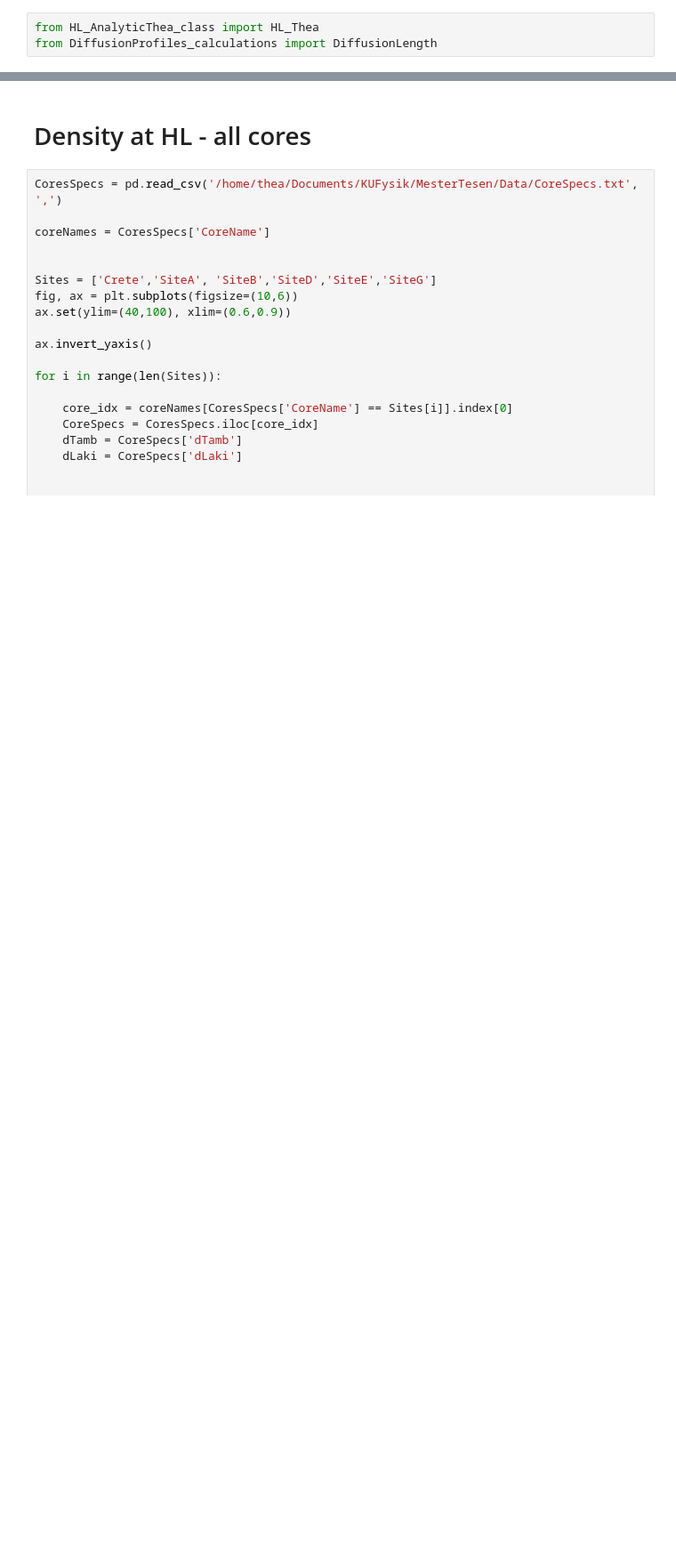
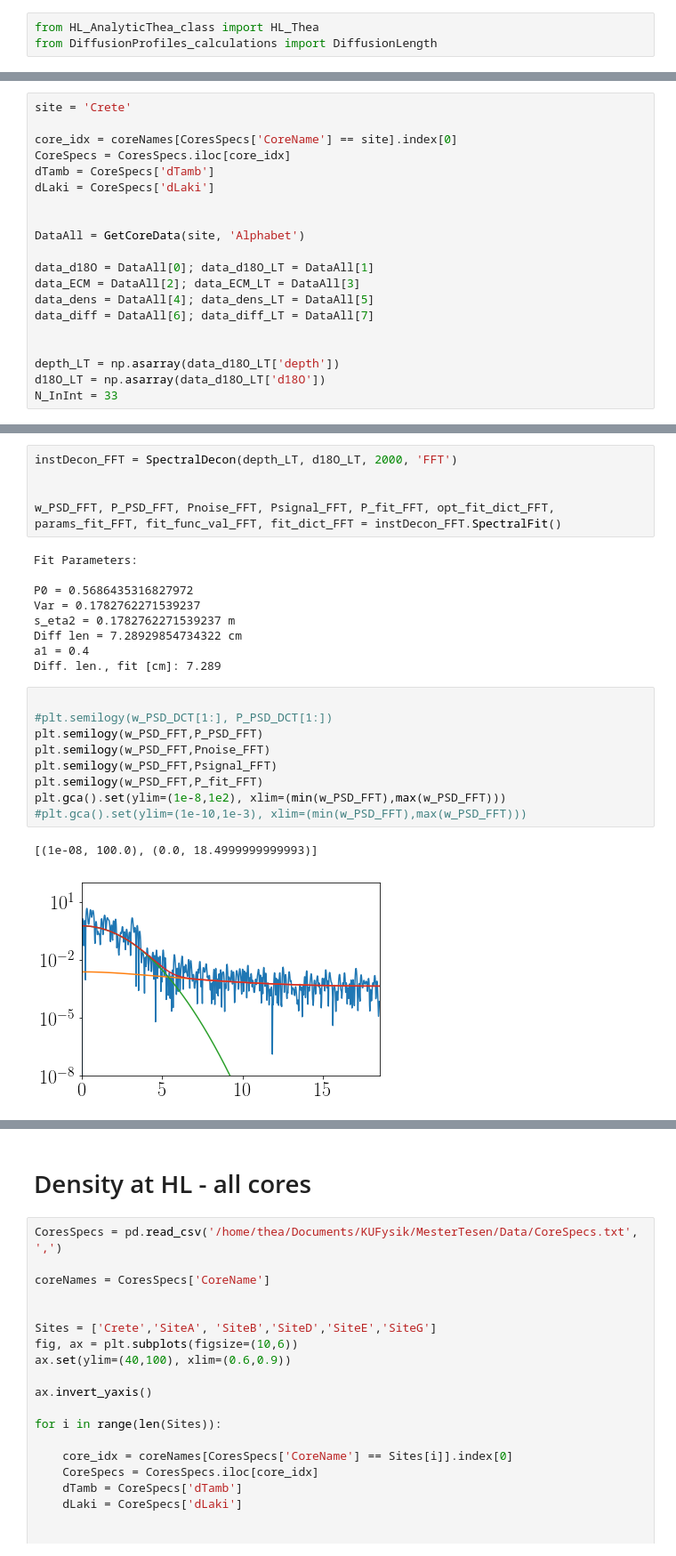
Before and after one commit to TheaQG/AWI_Bcores_Analysis, a Jupyter notebook: TestingAndFigureCreation.ipynb, the cells around one changed output, grey strips where cells are left out. Shown at 89% size. Drawn from its saved outputs; the diff is of its cells as text; blank space fills up the shorter version.

Commit message:
Updating decon to include fft. Adding manual sigma BD method.

```diff
--- a/TestingAndFigureCreation.ipynb
+++ b/TestingAndFigureCreation.ipynb
@@ -44,0 +47,20 @@ from DiffusionProfiles_calculations import DiffusionLength
+# %%
+site = 'Crete'
+
+core_idx = coreNames[CoresSpecs['CoreName'] == site].index[0]
+CoreSpecs = CoresSpecs.iloc[core_idx]
+dTamb = CoreSpecs['dTamb']
+dLaki = CoreSpecs['dLaki']
+
+
+DataAll = GetCoreData(site, 'Alphabet')
+
+data_d18O = DataAll[0]; data_d18O_LT = DataAll[1]
+data_ECM = DataAll[2]; data_ECM_LT = DataAll[3]
+data_dens = DataAll[4]; data_dens_LT = DataAll[5]
+data_diff = DataAll[6]; data_diff_LT = DataAll[7]
+
+
+depth_LT = np.asarray(data_d18O_LT['depth'])
+d18O_LT = np.asarray(data_d18O_LT['d18O'])
+N_InInt = 33
@@ -44,0 +83,26 @@ from DiffusionProfiles_calculations import DiffusionLength
+# %%
+instDecon_FFT = SpectralDecon(depth_LT, d18O_LT, 2000, 'FFT')
+
+
+w_PSD_FFT, P_PSD_FFT, Pnoise_FFT, Psignal_FFT, P_fit_FFT, opt_fit_dict_FFT, params_fit_FFT, fit_func_val_FFT, fit_dict_FFT = instDecon_FFT.SpectralFit()
+# %% [output]
+Fit Parameters:
+
+P0 = 0.5686435316827972
+Var = 0.1782762271539237
+s_eta2 = 0.1782762271539237 m
+Diff len = 7.28929854734322 cm
+a1 = 0.4
+Diff. len., fit [cm]: 7.289
+# %%
+
+#plt.semilogy(w_PSD_DCT[1:], P_PSD_DCT[1:])
+plt.semilogy(w_PSD_FFT,P_PSD_FFT)
+plt.semilogy(w_PSD_FFT,Pnoise_FFT)
+plt.semilogy(w_PSD_FFT,Psignal_FFT)
+plt.semilogy(w_PSD_FFT,P_fit_FFT)
+plt.gca().set(ylim=(1e-8,1e2), xlim=(min(w_PSD_FFT),max(w_PSD_FFT)))
+#plt.gca().set(ylim=(1e-10,1e-3), xlim=(min(w_PSD_FFT),max(w_PSD_FFT)))
+# %% [output]
+[(1e-08, 100.0), (0.0, 18.4999999999993)]
+[figure, added]
```
Also changed, not shown: parts of 11 cells of this notebook, 2 other files.
